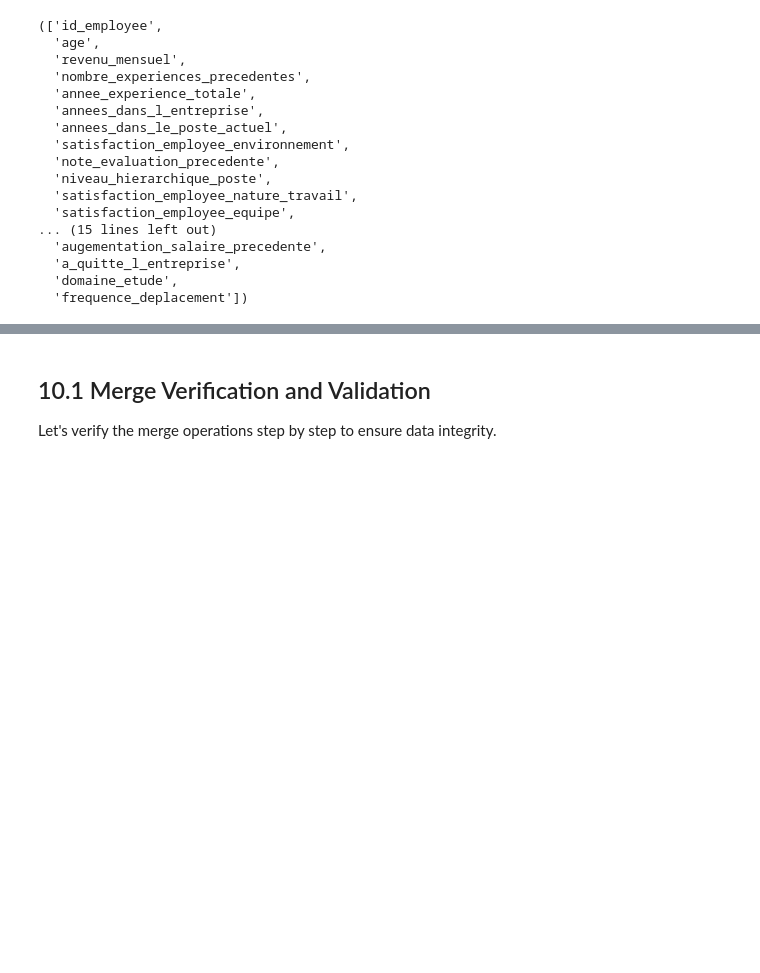
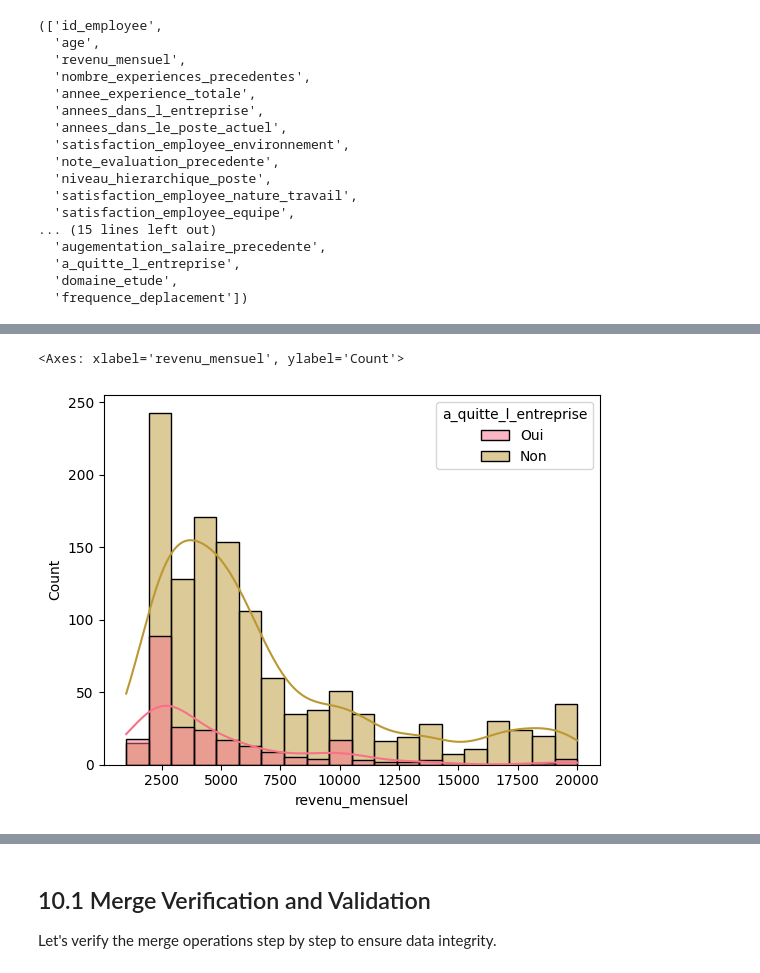
Before and after one commit to XavierCoulon/OC_P4_ESN_TechNova_Partners, a Jupyter notebook: notebooks/exploratory/01_exploratory_data_analysis.ipynb, the cells around one changed output, grey strips where cells are left out. Saved outputs shown, nothing was run; the diff lists cells and outputs as text; code cells hidden in the pictures; blank space fills up the shorter version.

```diff
--- a/notebooks/exploratory/01_exploratory_data_analysis.ipynb
+++ b/notebooks/exploratory/01_exploratory_data_analysis.ipynb
@@ -617,0 +607,9 @@ frequence_deplacement: 3 unique values
+# %%
+
+
+sns.histplot(
+    df_sirh_eval_sondage, x="revenu_mensuel", hue="a_quitte_l_entreprise", kde=True
+)
+# %% [output]
+<Axes: xlabel='revenu_mensuel', ylabel='Count'>
+[figure, added]
```
Also changed, not shown: parts of 21 cells of this notebook, 3 other files.
